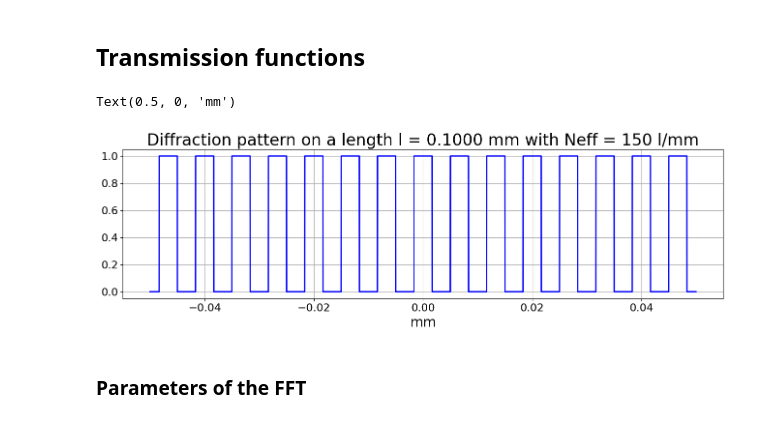
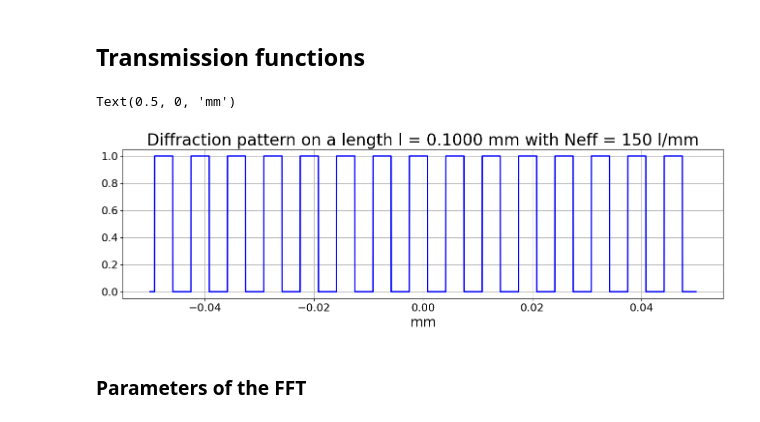
Before and after one commit to sylvielsstfr/AuxtelPSFpoppy, a Jupyter notebook: docs/notebooks/introdiffraction/02_FFT1D_ronchiphasepattern.ipynb, the cells around one changed output. Cells and saved outputs as stored; diff of their text form; code cells hidden in the pictures.

Commit message:
02_FFT1D_ronchiphasepattern.ipynb able to shift the pattern

```diff
--- a/docs/notebooks/introdiffraction/02_FFT1D_ronchiphasepattern.ipynb
+++ b/docs/notebooks/introdiffraction/02_FFT1D_ronchiphasepattern.ipynb
@@ -124,24 +124,26 @@ def set_beam_aperture(x,radius = beam_radius_mm):
     a = np.where(np.logical_or(x<-radius,x>radius),0.,1.)
     return a
 # %%
-def set_ronchi_transmission_debug(x,opticalelement_nblines_permm=Neff):
+def set_ronchi_transmission_debug(x,opticalelement_nblines_permm=Neff,xshift=0):
     """
     Generate a square pattern of transmission.
     x in mm
+    xshift : between -1,1
     """
     a = 1/opticalelement_nblines_permm
+    x = x + xshift*a/2
     return np.rint(x/a-0.25 - np.floor(x/a-0.25))
 # %%
 fig,ax = plt.subplots(1,1,figsize=(16,4))
 x = np.linspace(-.05,0.05,5000)
-y = set_ronchi_transmission_debug(x)
+y = set_ronchi_transmission_debug(x,xshift=0.25)
 ax.plot(x,y,'b-')
 ax.grid()
 ax.set_title(f"Diffraction pattern on a length l = {dxt:.4f} mm with Neff = {Neff} l/mm")
 ax.set_xlabel("mm")
 # %% [output]
 Text(0.5, 0, 'mm')
-[figure, old version]
+[figure, new version]
 # %% [markdown]
 ### Parameters of the FFT
 # %%
```
Also changed, not shown: parts of 18 cells of this notebook, 2 other files.
